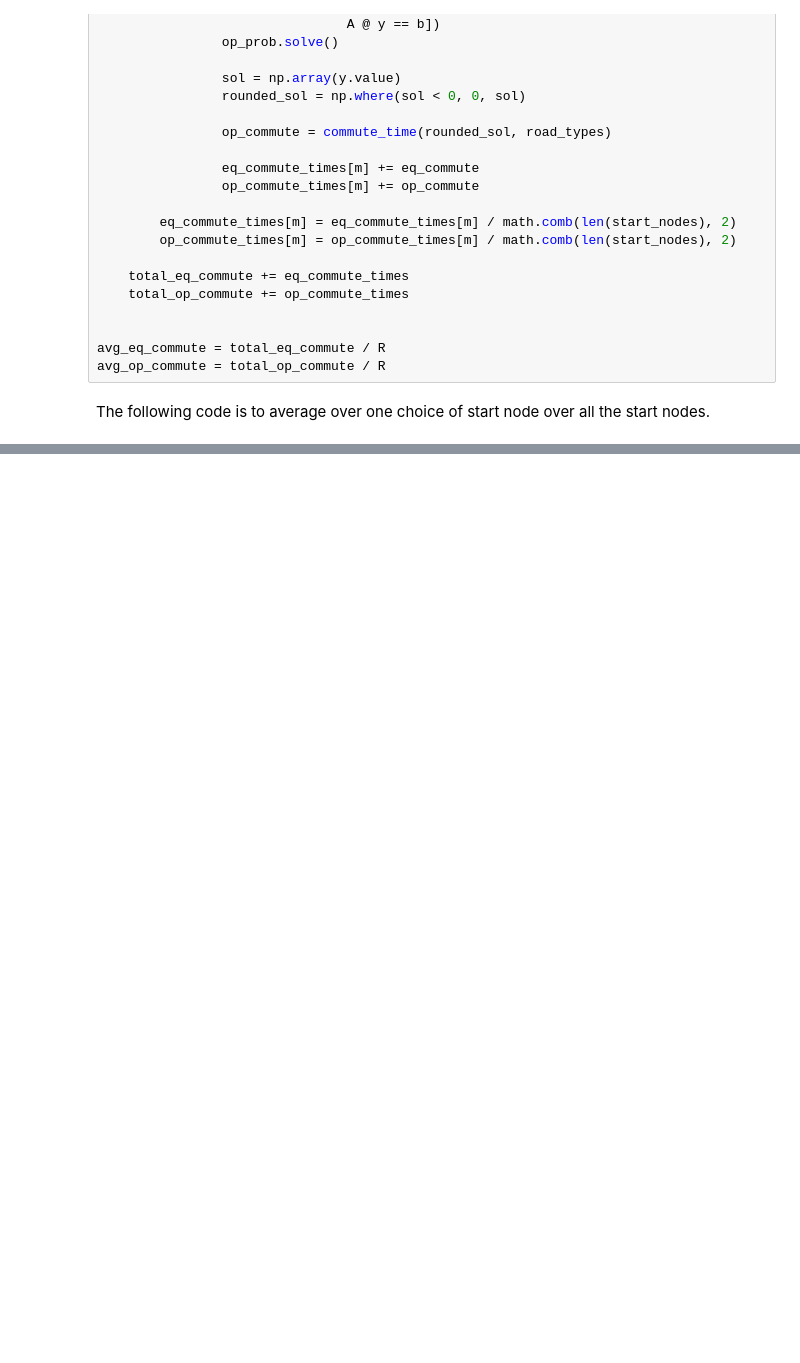
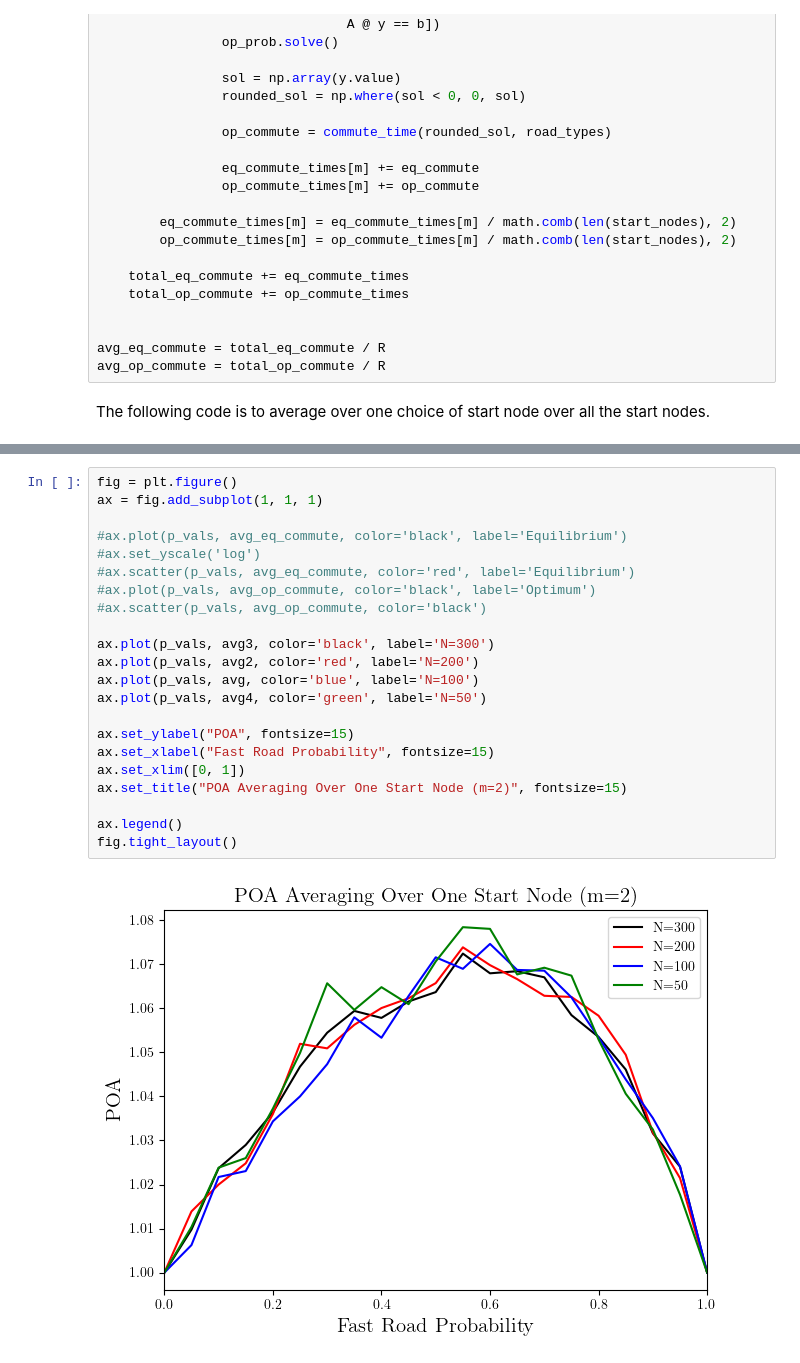
Before and after one commit to ihatebananas/SkinnerLabBAModel, a Jupyter notebook: miscellaneous_scripts.ipynb, the cells around one changed output, grey strips where cells are left out. Saved outputs shown, nothing was run; the diff lists cells and outputs as text; blank space fills up the shorter version.

Commit message:
Added POA script for averaging over one start node

```diff
--- a/miscellaneous_scripts.ipynb
+++ b/miscellaneous_scripts.ipynb
@@ -360,0 +587,24 @@ fig.tight_layout()
+# %%
+fig = plt.figure()
+ax = fig.add_subplot(1, 1, 1)
+
+#ax.plot(p_vals, avg_eq_commute, color='black', label='Equilibrium')
+#ax.set_yscale('log')
+#ax.scatter(p_vals, avg_eq_commute, color='red', label='Equilibrium')
+#ax.plot(p_vals, avg_op_commute, color='black', label='Optimum')
+#ax.scatter(p_vals, avg_op_commute, color='black')
+
+ax.plot(p_vals, avg3, color='black', label='N=300')
+ax.plot(p_vals, avg2, color='red', label='N=200')
+ax.plot(p_vals, avg, color='blue', label='N=100')
+ax.plot(p_vals, avg4, color='green', label='N=50')
+
+ax.set_ylabel("POA", fontsize=15)
+ax.set_xlabel("Fast Road Probability", fontsize=15)
+ax.set_xlim([0, 1])
+ax.set_title("POA Averaging Over One Start Node (m=2)", fontsize=15)
+
+ax.legend()
+fig.tight_layout()
+# %% [output]
+[figure, added]
```
Also changed, not shown: parts of 7 cells of this notebook.
